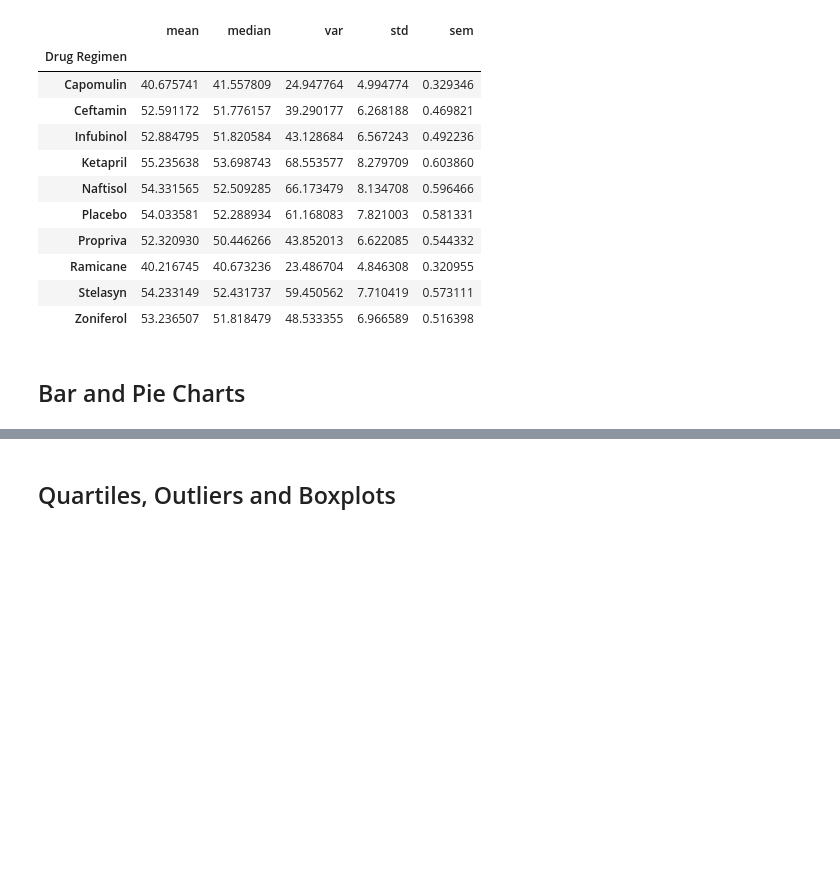
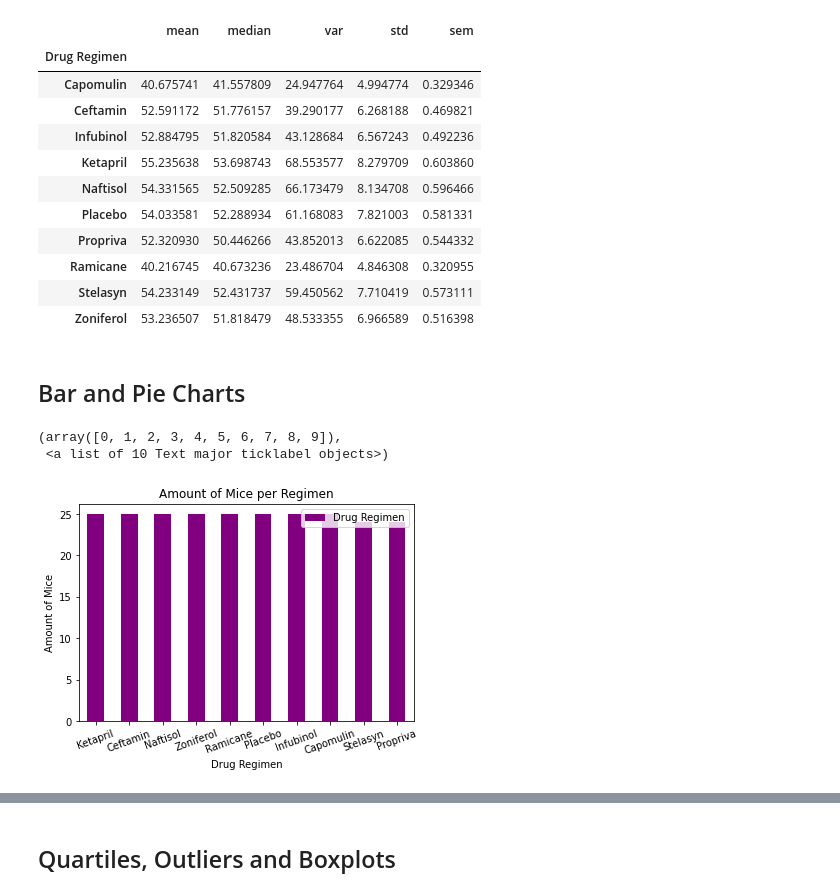
Before and after one commit to LaurenEGardner/Matplotlib-Project, a Jupyter notebook: Pymaceuticals/pymaceuticals_starter.ipynb, the cells around one changed output, grey strips where cells are left out. Saved outputs shown, nothing was run; the diff lists cells and outputs as text; code cells hidden in the pictures; blank space fills up the shorter version.

Commit message:
Finished graphing

```diff
--- a/Pymaceuticals/pymaceuticals_starter.ipynb
+++ b/Pymaceuticals/pymaceuticals_starter.ipynb
@@ -128,5 +128,20 @@ regimen_df["Tumor Volume (mm3)"].agg(["mean","median","var","std","sem"])
 ## Bar and Pie Charts
 # %%
 # Generate a bar plot showing the total number of unique mice tested on each drug regimen using pandas.
+mouse_counts = mouse_info[["Mouse ID", "Drug Regimen"]]
+clean_mouse = mouse_counts.drop_duplicates()
+regimen_amount = clean_mouse["Drug Regimen"].value_counts()
+regimen_df = pd.DataFrame(regimen_amount)
+regimen_df
+
+regimen_df.plot(kind="bar", color="purple")
+plt.title("Amount of Mice per Regimen")
+plt.xlabel("Drug Regimen")
+plt.ylabel("Amount of Mice")
+plt.xticks(rotation=20)
+# %% [output]
+(array([0, 1, 2, 3, 4, 5, 6, 7, 8, 9]),
+ <a list of 10 Text major ticklabel objects>)
+[figure, added]
 # %%
 # Generate a bar plot showing the total number of unique mice tested on each drug regimen using pyplot.
```
Also changed, not shown: parts of 3 cells of this notebook.
